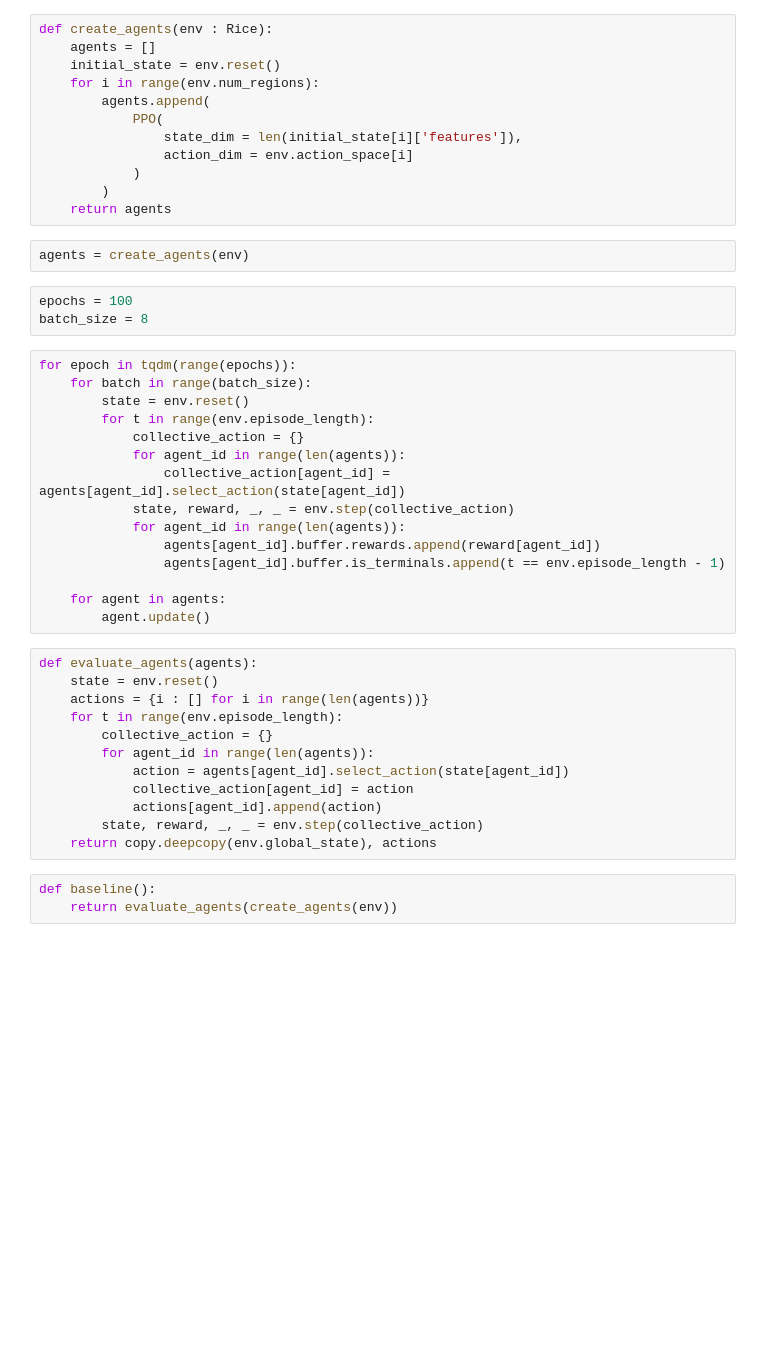
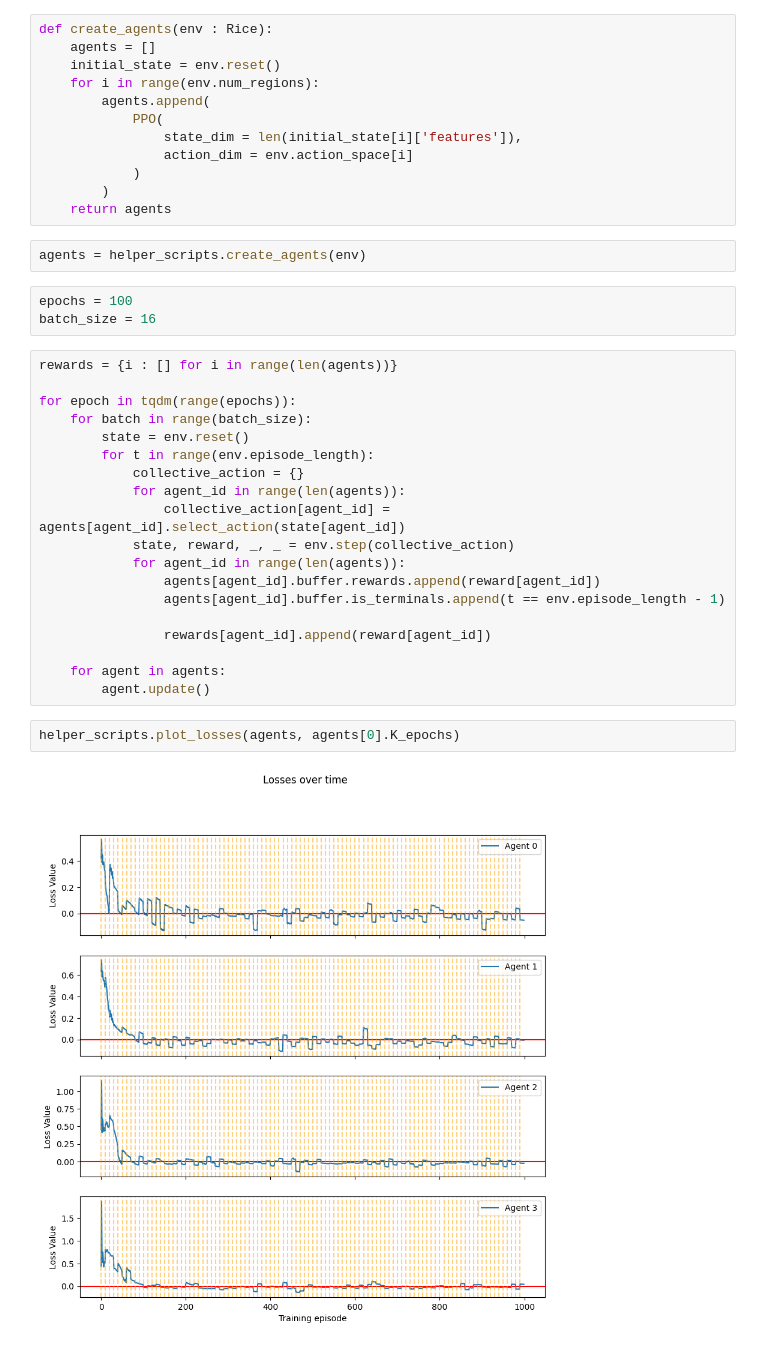
Before and after one commit to i4ata/BScProject, a Jupyter notebook: ppo/PPO_Tryouts.ipynb, the cells around one changed output. Cells and saved outputs as stored; diff of their text form; blank space fills up the shorter version.

```diff
--- a/ppo/PPO_Tryouts.ipynb
+++ b/ppo/PPO_Tryouts.ipynb
@@ -29,11 +30,13 @@ def create_agents(env : Rice):
         )
     return agents
 # %%
-agents = create_agents(env)
+agents = helper_scripts.create_agents(env)
 # %%
 epochs = 100
-batch_size = 8
+batch_size = 16
 # %%
+rewards = {i : [] for i in range(len(agents))}
+
 for epoch in tqdm(range(epochs)):
     for batch in range(batch_size):
         state = env.reset()
@@ -46,20 +49,11 @@ for epoch in tqdm(range(epochs)):
                 agents[agent_id].buffer.rewards.append(reward[agent_id])
                 agents[agent_id].buffer.is_terminals.append(t == env.episode_length - 1)
 
+                rewards[agent_id].append(reward[agent_id])
+
     for agent in agents:
         agent.update()
-# %%
-def evaluate_agents(agents):
-    state = env.reset()
-    actions = {i : [] for i in range(len(agents))}
-    for t in range(env.episode_length):
-        collective_action = {}
-        for agent_id in range(len(agents)):
-            action = agents[agent_id].select_action(state[agent_id])
-            collective_action[agent_id] = action
-            actions[agent_id].append(action)
-        state, reward, _, _ = env.step(collective_action)
-    return copy.deepcopy(env.global_state), actions
-# %%
-def baseline():
-    return evaluate_agents(create_agents(env))
+# %%
+helper_scripts.plot_losses(agents, agents[0].K_epochs)
+# %% [output]
+[figure, added]
```
Also changed, not shown: parts of 4 cells of this notebook, 2 other files.
